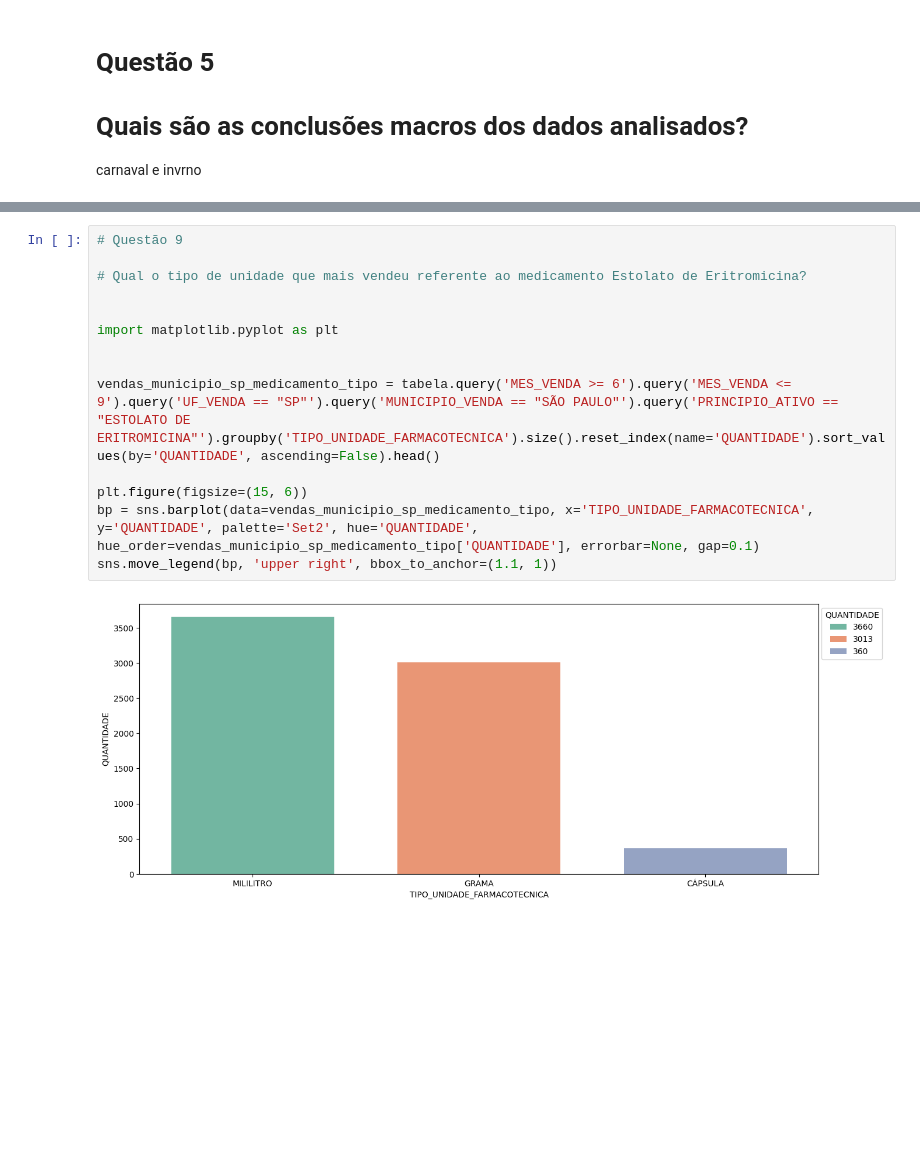
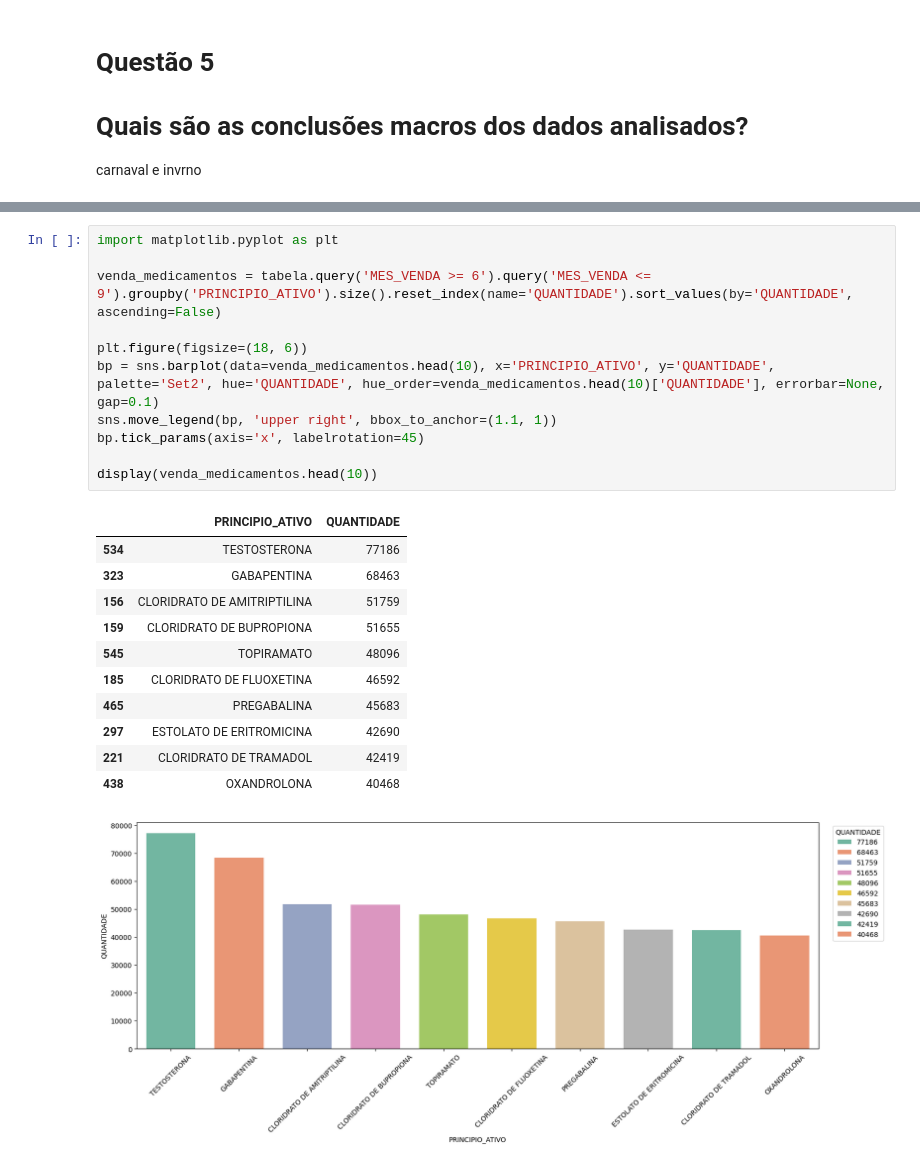
Before and after one commit to AndersonRichard/WorkBigData, a Jupyter notebook: Analise_DataSet.ipynb, the cells around one changed output, grey strips where cells are left out. Drawn from its saved outputs; the diff is of its cells as text; blank space fills up the shorter version.

```diff
--- a/Analise_DataSet.ipynb
+++ b/Analise_DataSet.ipynb
@@ -142,16 +196,24 @@ sns.move_legend(bp, 'upper right', bbox_to_anchor=(1.1, 1))
 # %%
-# Questão 9
-
-# Qual o tipo de unidade que mais vendeu referente ao medicamento Estolato de Eritromicina?
-
-
 import matplotlib.pyplot as plt
 
+venda_medicamentos = tabela.query('MES_VENDA >= 6').query('MES_VENDA <= 9').groupby('PRINCIPIO_ATIVO').size().reset_index(name='QUANTIDADE').sort_values(by='QUANTIDADE', ascending=False)
 
-vendas_municipio_sp_medicamento_tipo = tabela.query('MES_VENDA >= 6').query('MES_VENDA <= 9').query('UF_VENDA == "SP"').query('MUNICIPIO_VENDA == "SÃO PAULO"').query('PRINCIPIO_ATIVO == "ESTOLATO DE ERITROMICINA"').groupby('TIPO_UNIDADE_FARMACOTECNICA').size().reset_index(name='QUANTIDADE').sort_values(by='QUANTIDADE', ascending=False).head()
+plt.figure(figsize=(18, 6))
+bp = sns.barplot(data=venda_medicamentos.head(10), x='PRINCIPIO_ATIVO', y='QUANTIDADE', palette='Set2', hue='QUANTIDADE', hue_order=venda_medicamentos.head(10)['QUANTIDADE'], errorbar=None, gap=0.1)
+sns.move_legend(bp, 'upper right', bbox_to_anchor=(1.1, 1))
+bp.tick_params(axis='x', labelrotation=45)
 
-plt.figure(figsize=(15, 6))
-bp = sns.barplot(data=vendas_municipio_sp_medicamento_tipo, x='TIPO_UNIDADE_FARMACOTECNICA', y='QUANTIDADE', palette='Set2', hue='QUANTIDADE', hue_order=vendas_municipio_sp_medicamento_tipo['QUANTIDADE'], errorbar=None, gap=0.1)
-sns.move_legend(bp, 'upper right', bbox_to_anchor=(1.1, 1))
+display(venda_medicamentos.head(10))
 # %% [output]
+|  | PRINCIPIO_ATIVO | QUANTIDADE |
+| 534 | TESTOSTERONA | 77186 |
+| 323 | GABAPENTINA | 68463 |
+| 156 | CLORIDRATO DE AMITRIPTILINA | 51759 |
+| 159 | CLORIDRATO DE BUPROPIONA | 51655 |
+| 545 | TOPIRAMATO | 48096 |
+| 185 | CLORIDRATO DE FLUOXETINA | 46592 |
+| 465 | PREGABALINA | 45683 |
+| 297 | ESTOLATO DE ERITROMICINA | 42690 |
+| 221 | CLORIDRATO DE TRAMADOL | 42419 |
+| 438 | OXANDROLONA | 40468 |
-[figure, old version]
+[figure, new version]
```
Also changed, not shown: parts of 8 cells of this notebook.
